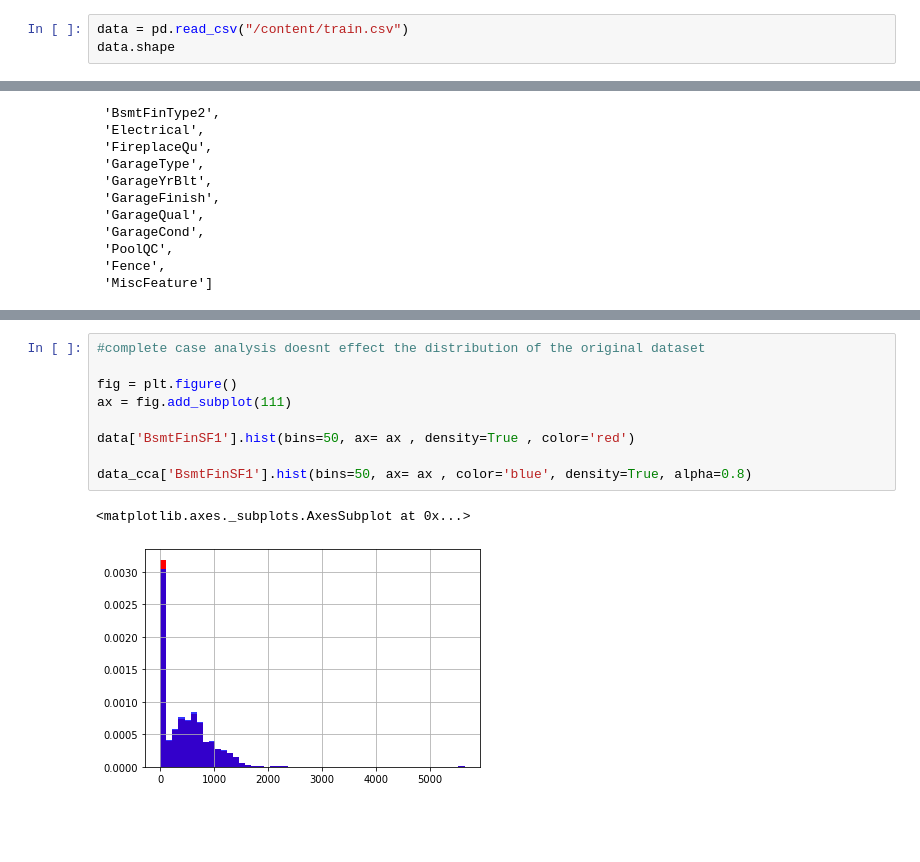
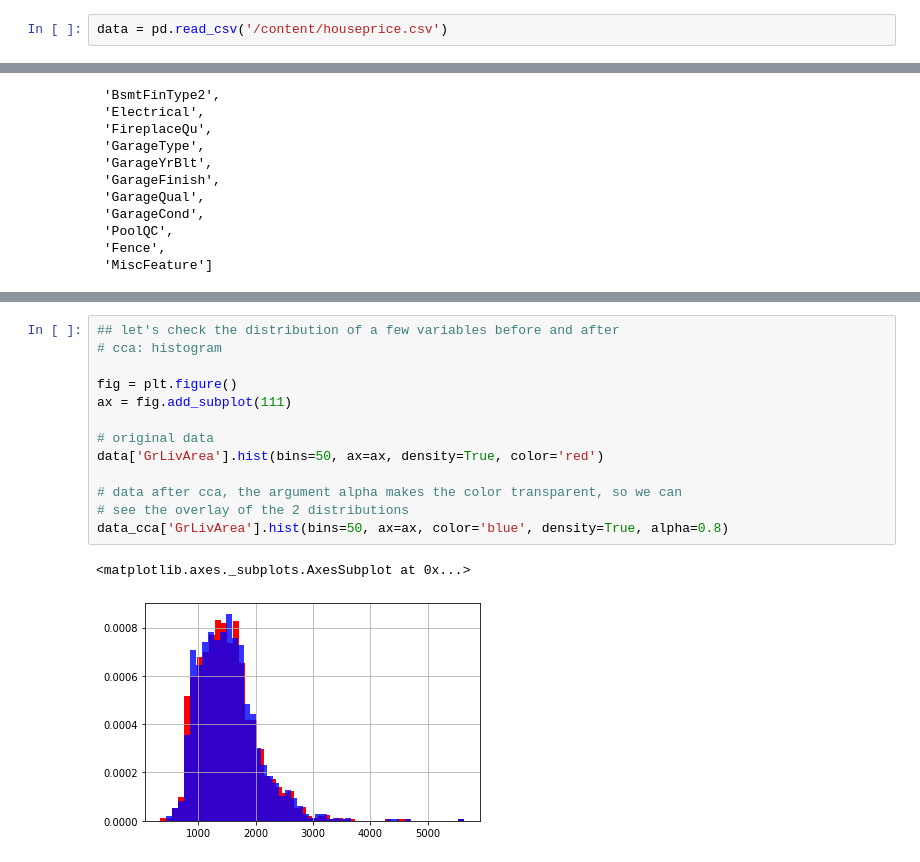
Before and after one commit to mahesh-ml/MLBasics, a Jupyter notebook: complete_case_analysis.ipynb, the cells around one changed output, grey strips where cells are left out. Drawn from its saved outputs; the diff is of its cells as text; blank space fills up the shorter version.

Commit message:
complete_case_analysis

```diff
--- a/complete_case_analysis.ipynb
+++ b/complete_case_analysis.ipynb
@@ -10,3 +7,2 @@ pd.set_option('display.max_columns',None)
 # %%
-data = pd.read_csv("/content/train.csv")
-data.shape
+data = pd.read_csv('/content/houseprice.csv')
@@ -102,12 +118,16 @@ data.shape , data_cca.shape
 # %%
-#complete case analysis doesnt effect the distribution of the original dataset
+## let's check the distribution of a few variables before and after
+# cca: histogram
 
 fig = plt.figure()
 ax = fig.add_subplot(111)
 
-data['BsmtFinSF1'].hist(bins=50, ax= ax , density=True , color='red')
+# original data
+data['GrLivArea'].hist(bins=50, ax=ax, density=True, color='red')
 
-data_cca['BsmtFinSF1'].hist(bins=50, ax= ax , color='blue', density=True, alpha=0.8)
+# data after cca, the argument alpha makes the color transparent, so we can
+# see the overlay of the 2 distributions
+data_cca['GrLivArea'].hist(bins=50, ax=ax, color='blue', density=True, alpha=0.8)
 # %% [output]
 <matplotlib.axes._subplots.AxesSubplot at 0x...>
-[figure, old version]
+[figure, new version]
```
Also changed, not shown: parts of 18 cells of this notebook.
